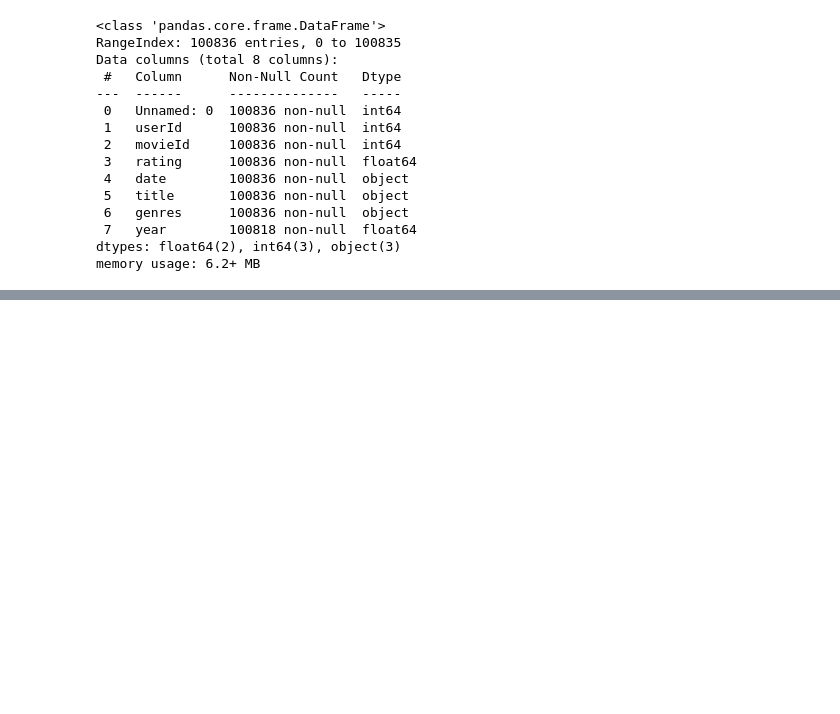
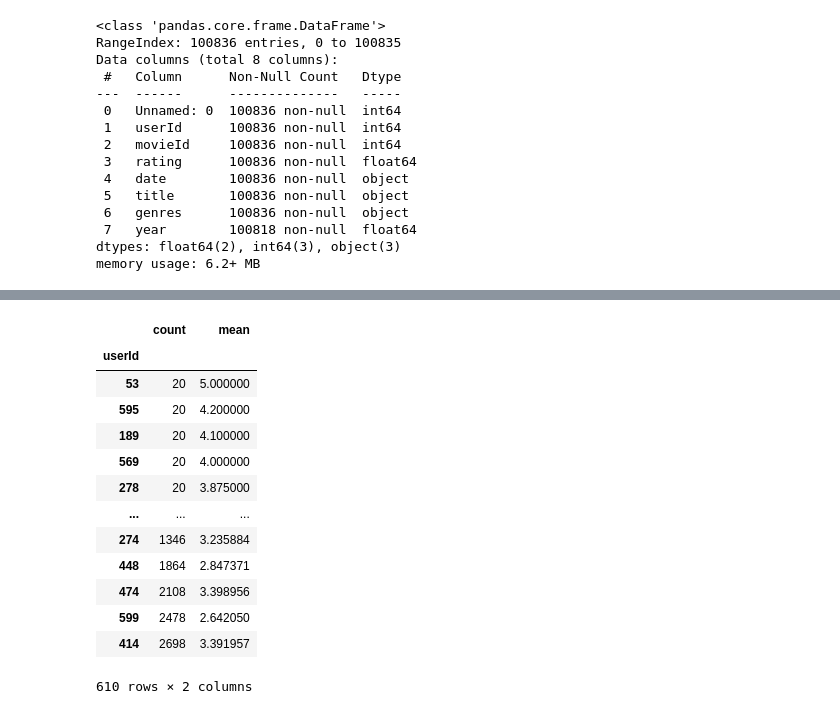
Before and after one commit to KolinZard/DS_projects, a Jupyter notebook: SF_work_folder/PY_12_Продвинутые_методы_работы_с_данными_в_Pandas/practice.ipynb, the cells around one changed output, grey strips where cells are left out. Cells and saved outputs as stored; diff of their text form; code cells hidden in the pictures; blank space fills up the shorter version.

```diff
--- a/SF_work_folder/PY_12_Продвинутые_методы_работы_с_данными_в_Pandas/practice.ipynb
+++ b/SF_work_folder/PY_12_Продвинутые_методы_работы_с_данными_в_Pandas/practice.ipynb
@@ -46,0 +72,17 @@ KeyError: 'ratings'
+# %%
+rating_movies.groupby('userId')['rating'].agg(['count', 'mean']).sort_values(by=['count', 'mean'], ascending=[True, False])
+# %% [output]
+|  | count | mean |
+| userId |  |  |
+| 53 | 20 | 5.000000 |
+| 595 | 20 | 4.200000 |
+| 189 | 20 | 4.100000 |
+| 569 | 20 | 4.000000 |
+| 278 | 20 | 3.875000 |
+| ... | ... | ... |
+| 274 | 1346 | 3.235884 |
+| 448 | 1864 | 2.847371 |
+| 474 | 2108 | 3.398956 |
+| 599 | 2478 | 2.642050 |
+| 414 | 2698 | 3.391957 |
+610 rows × 2 columns
```
Also changed, not shown: parts of 10 cells of this notebook, 1 other file.
